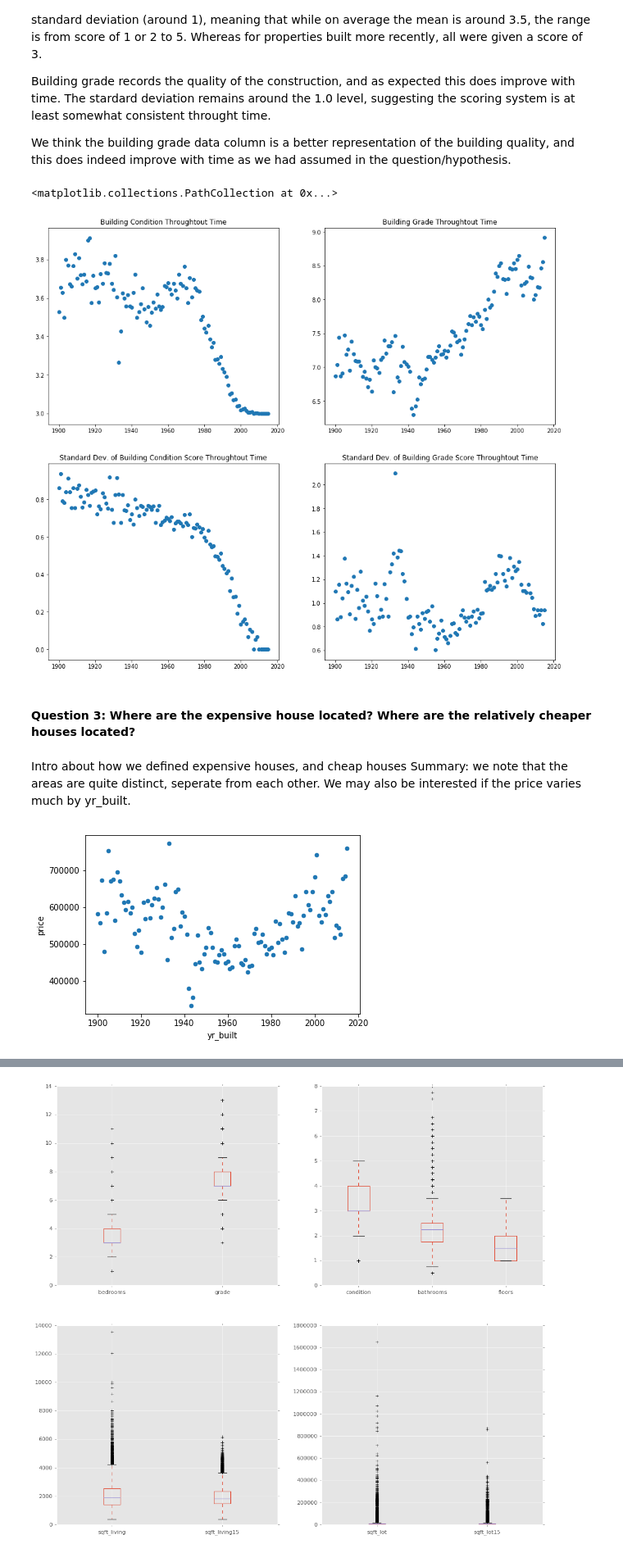
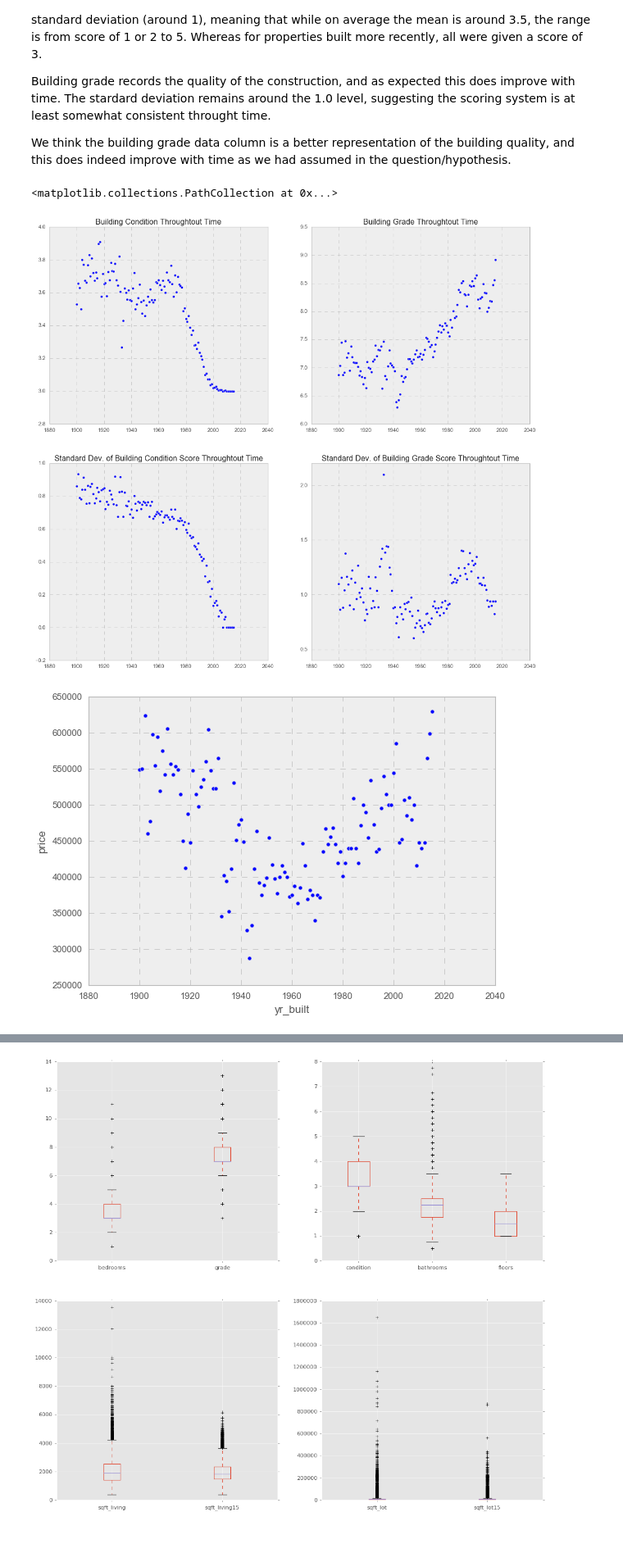
Before and after one commit to tinacliu/dsc-mod1_project, a Jupyter notebook: version 3 - tina.ipynb, the cells around one changed output, grey strips where cells are left out. Shown at 82% size. Drawn from its saved outputs; the diff is of its cells as text; code cells hidden in the pictures.

```diff
--- a/version 3 - tina.ipynb
+++ b/version 3 - tina.ipynb
@@ -449,7 +449,8 @@ avg_live_size_by_year = clean_df.groupby('yr_built')['sqft_living'].median()
 avg_room_size_by_year = clean_df.groupby('yr_built')['bedrooms'].mean()
 avg_bath_size_by_year = clean_df.groupby('yr_built')['bathrooms'].mean()
 # %%
-fig = plt.figure(figsize = (24,14))
+plt.style.use('bmh')
+fig = plt.figure(figsize = (18,12))
 
 ax1 = fig.add_subplot(221)
 plt.scatter(avg_live_size_by_year.index, avg_live_size_by_year.values)
@@ -556,6 +557,4 @@ plt.title('Standard Dev. of Building Grade Score Throughtout Time')
 plt.scatter(grade_yr.index, grade_yr[['std']])
 # %% [output]
 <matplotlib.collections.PathCollection at 0x...>
-[figure, old version]
+[figure, new version]
-# %% [markdown]
-#### Question 3: Where are the expensive house located? Where are the relatively cheaper houses located?
@@ -567,10 +561,7 @@ from folium.plugins import MarkerCluster
-# %% [markdown]
-Intro about how we defined expensive houses, and cheap houses
-Summary: we note that the areas are quite distinct, seperate from each other. We may also be interested if the price varies much by yr_built.
 # %%
 # houses_by_year is the cleaned house_df grouped by yr_built
-houses_by_year.mean().reset_index().plot.scatter('yr_built','price')
+houses_by_year.median().reset_index().plot.scatter('yr_built','price')
 plt.show()
 # %% [output]
-[figure, old version]
+[figure, new version]
 # %% [markdown]
```
Also changed, not shown: parts of 30 cells of this notebook.
